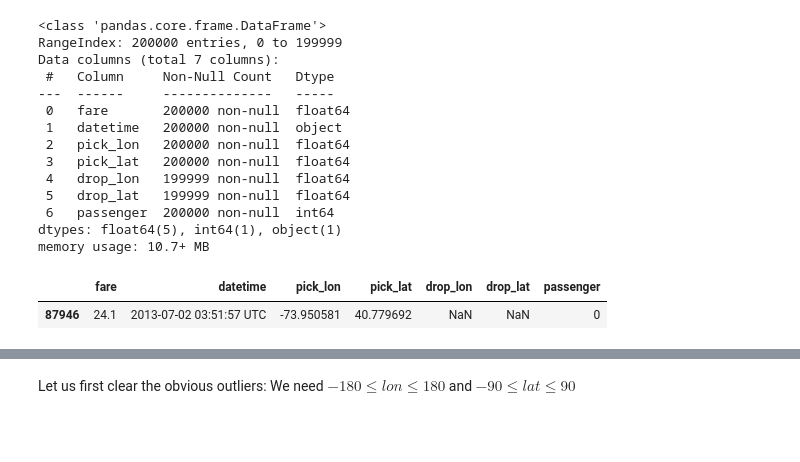
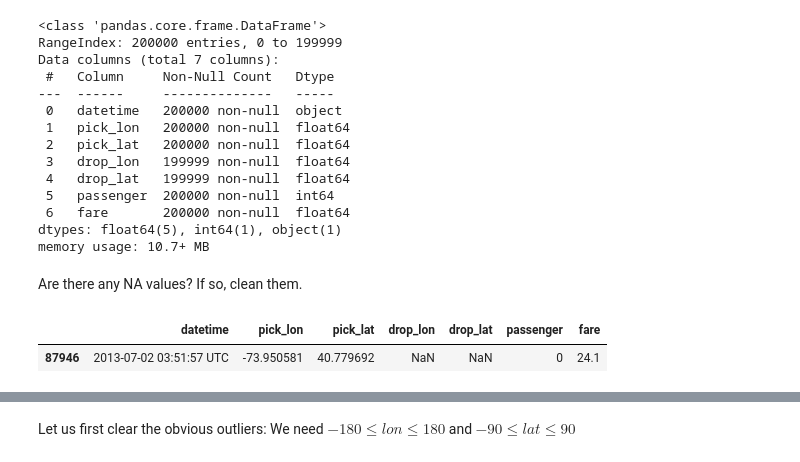
Before and after one commit to nikhil-ravi/ORIE5751Uber, a Jupyter notebook: python/datasets_nikhil.ipynb, the cells around one changed output, grey strips where cells are left out. Saved outputs shown, nothing was run; the diff lists cells and outputs as text; code cells hidden in the pictures; blank space fills up the shorter version.

Commit message:
Cleaned data ready for report 1

```diff
--- a/python/datasets_nikhil.ipynb
+++ b/python/datasets_nikhil.ipynb
@@ -12,6 +12,8 @@ import matplotlib.pyplot as plt
 # %%
 # Load dataset
 data = pd.read_csv('../datasets/uber.csv',low_memory=False)
-data.drop(columns=['key','Unnamed: 0'],inplace=True)
-# data.dropna(inplace=True)
+data.drop(columns=['key','id'],inplace=True)
+cols = data.columns.tolist()
+cols = cols[1:] + cols[:1]
+data = data[cols]
 # %%
@@ -36,17 +35,19 @@ RangeIndex: 200000 entries, 0 to 199999
 Data columns (total 7 columns):
  #   Column     Non-Null Count   Dtype
 ---  ------     --------------   -----
- 0   fare       200000 non-null  float64
- 1   datetime   200000 non-null  object
- 2   pick_lon   200000 non-null  float64
- 3   pick_lat   200000 non-null  float64
- 4   drop_lon   199999 non-null  float64
- 5   drop_lat   199999 non-null  float64
- 6   passenger  200000 non-null  int64
+ 0   datetime   200000 non-null  object
+ 1   pick_lon   200000 non-null  float64
+ 2   pick_lat   200000 non-null  float64
+ 3   drop_lon   199999 non-null  float64
+ 4   drop_lat   199999 non-null  float64
+ 5   passenger  200000 non-null  int64
+ 6   fare       200000 non-null  float64
 dtypes: float64(5), int64(1), object(1)
 memory usage: 10.7+ MB
+# %% [markdown]
+Are there any NA values? If so, clean them.
 # %%
-data[data.drop_lat.isna()]
+data[data.isna().any(axis=1)]
 # %% [output]
-|  | fare | datetime | pick_lon | pick_lat | drop_lon | drop_lat | passenger |
-| 87946 | 24.1 | 2013-07-02 03:51:57 UTC | -73.950581 | 40.779692 | NaN | NaN | 0 |
+|  | datetime | pick_lon | pick_lat | drop_lon | drop_lat | passenger | fare |
+| 87946 | 2013-07-02 03:51:57 UTC | -73.950581 | 40.779692 | NaN | NaN | 0 | 24.1 |
```
Also changed, not shown: parts of 54 cells of this notebook, 27 other files.
